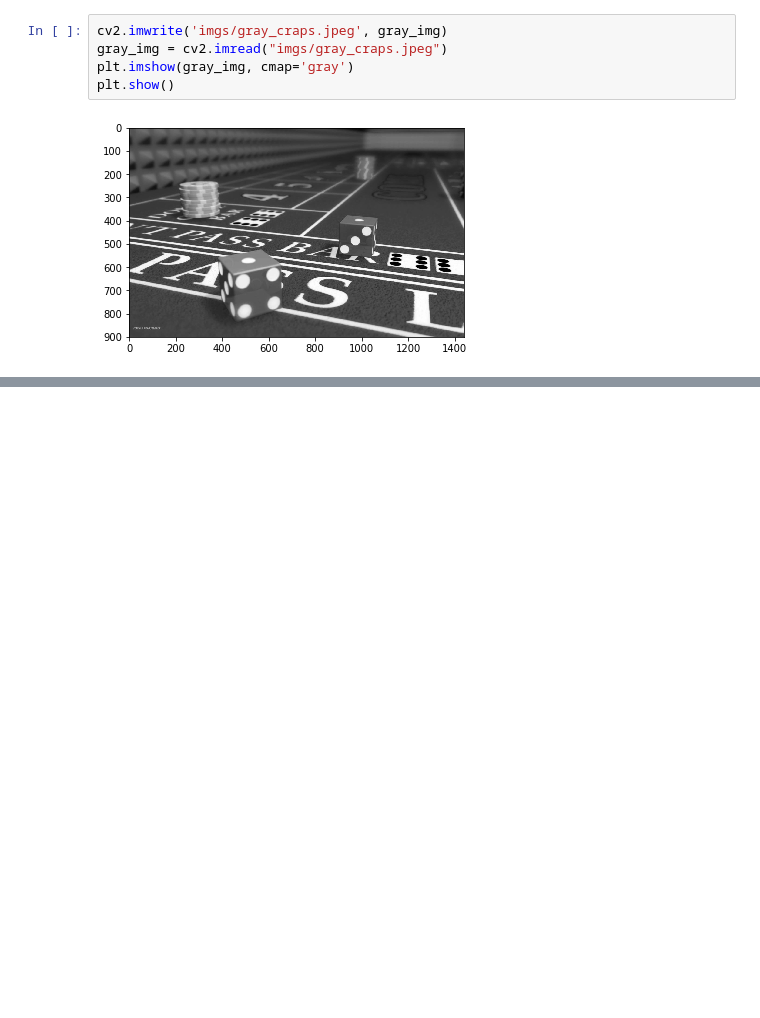
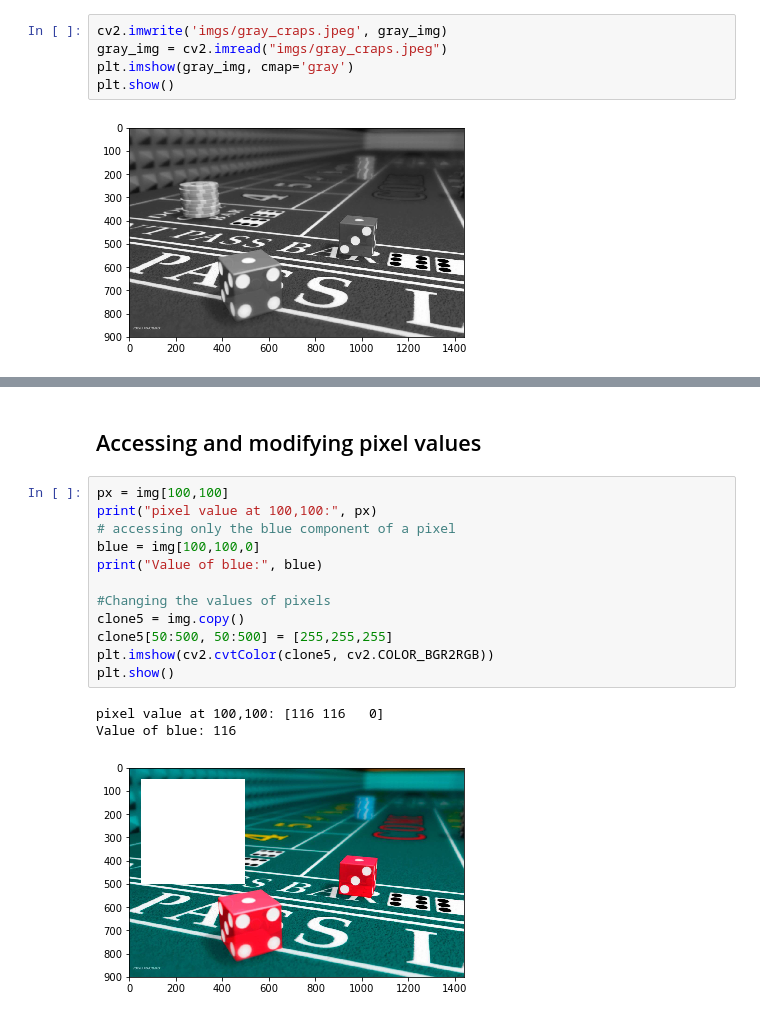
Before and after one commit to boltofdeathbeam/cs4660-fall-2017, a Jupyter notebook: notes/open_cv_lec.ipynb, the cells around one changed output, grey strips where cells are left out. Drawn from its saved outputs; the diff is of its cells as text; blank space fills up the shorter version.

```diff
--- a/notes/open_cv_lec.ipynb
+++ b/notes/open_cv_lec.ipynb
@@ -51,0 +161,18 @@ plt.show()
+# %% [markdown]
+## Accessing and modifying pixel values
+# %%
+px = img[100,100]
+print("pixel value at 100,100:", px)
+# accessing only the blue component of a pixel
+blue = img[100,100,0]
+print("Value of blue:", blue)
+
+#Changing the values of pixels
+clone5 = img.copy()
+clone5[50:500, 50:500] = [255,255,255]
+plt.imshow(cv2.cvtColor(clone5, cv2.COLOR_BGR2RGB))
+plt.show()
+# %% [output]
+pixel value at 100,100: [116 116   0]
+Value of blue: 116
+[figure, added]
```
Also changed, not shown: parts of 27 cells of this notebook, 13 other files.
